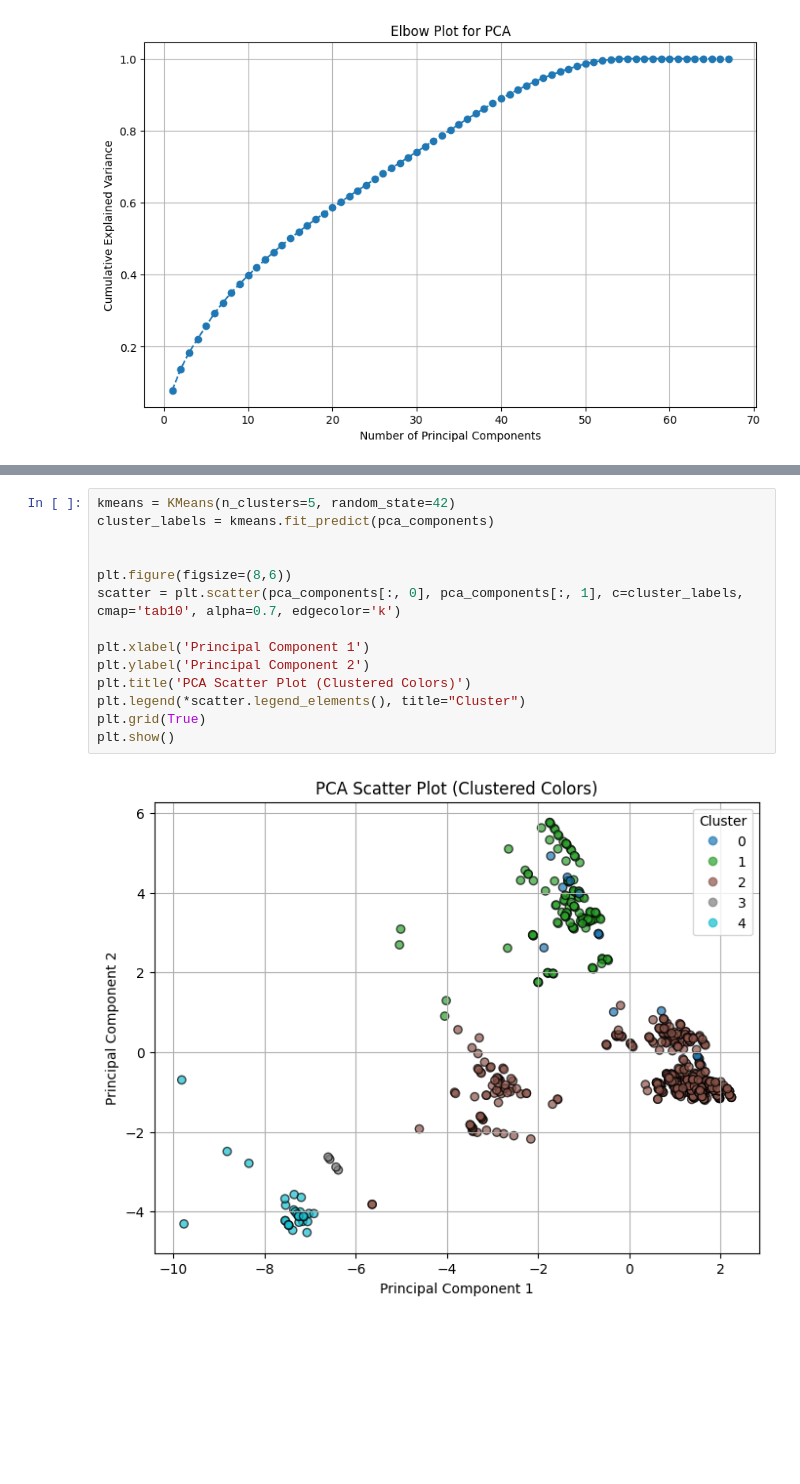
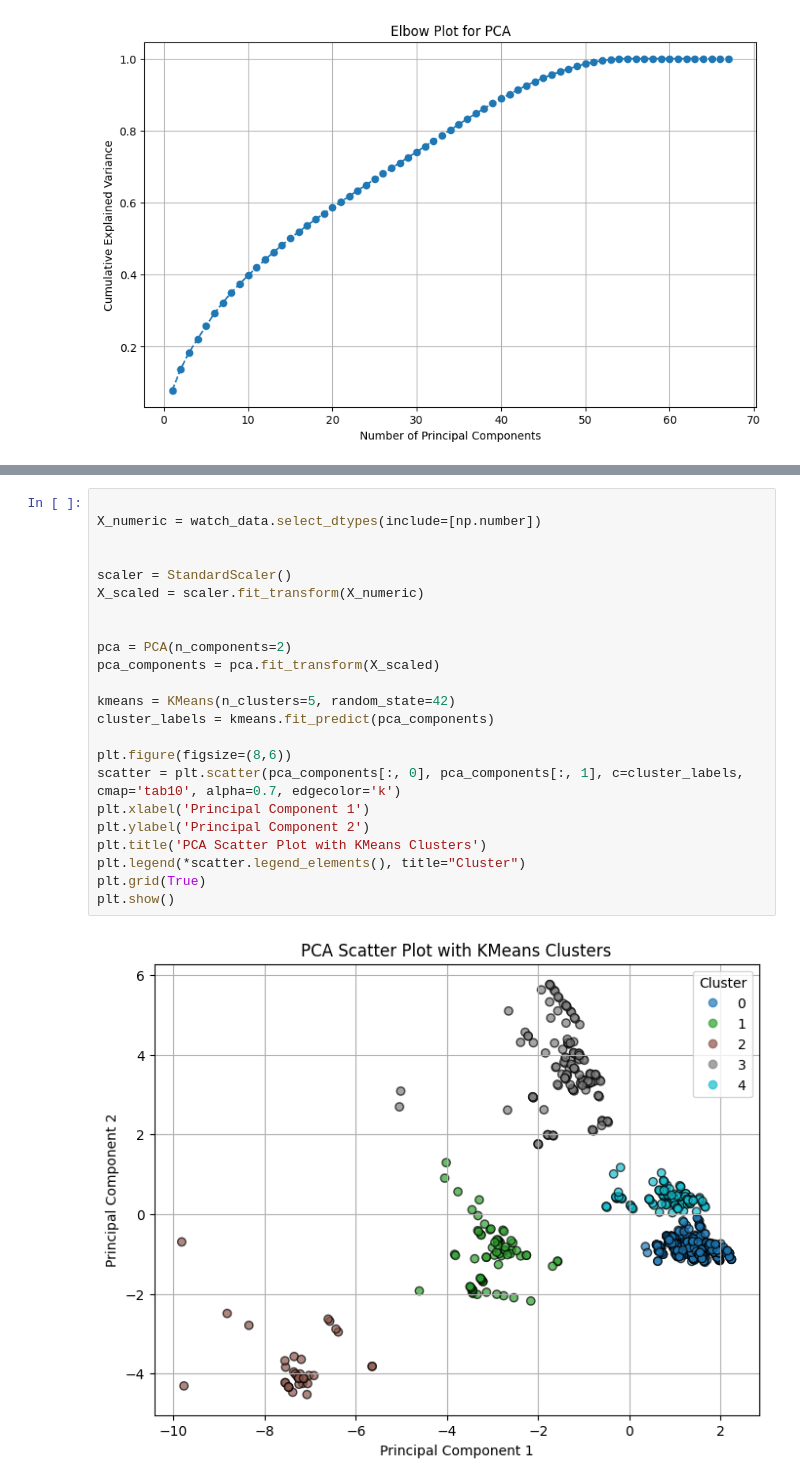
Before and after one commit to FANTOM-afk/Rolex-watch-data-Analysis, a Jupyter notebook: watch/watch_app.ipynb, the cells around one changed output, grey strips where cells are left out. Drawn from its saved outputs; the diff is of its cells as text; blank space fills up the shorter version.

Commit message:
Add files via upload
Watch data Analysis with Markdown

```diff
--- a/watch/watch_app.ipynb
+++ b/watch/watch_app.ipynb
@@ -305,16 +571,25 @@ plt.show()
 # %%
+
+X_numeric = watch_data.select_dtypes(include=[np.number])
+
+
+scaler = StandardScaler()
+X_scaled = scaler.fit_transform(X_numeric)
+
+
+pca = PCA(n_components=2)
+pca_components = pca.fit_transform(X_scaled)
+
 kmeans = KMeans(n_clusters=5, random_state=42)
 cluster_labels = kmeans.fit_predict(pca_components)
 
-
 plt.figure(figsize=(8,6))
 scatter = plt.scatter(pca_components[:, 0], pca_components[:, 1], c=cluster_labels, cmap='tab10', alpha=0.7, edgecolor='k')
-
 plt.xlabel('Principal Component 1')
 plt.ylabel('Principal Component 2')
-plt.title('PCA Scatter Plot (Clustered Colors)')
+plt.title('PCA Scatter Plot with KMeans Clusters')
 plt.legend(*scatter.legend_elements(), title="Cluster")
 plt.grid(True)
 plt.show()
 # %% [output]
-[figure, old version]
+[figure, new version]
```
Also changed, not shown: parts of 25 cells of this notebook.
